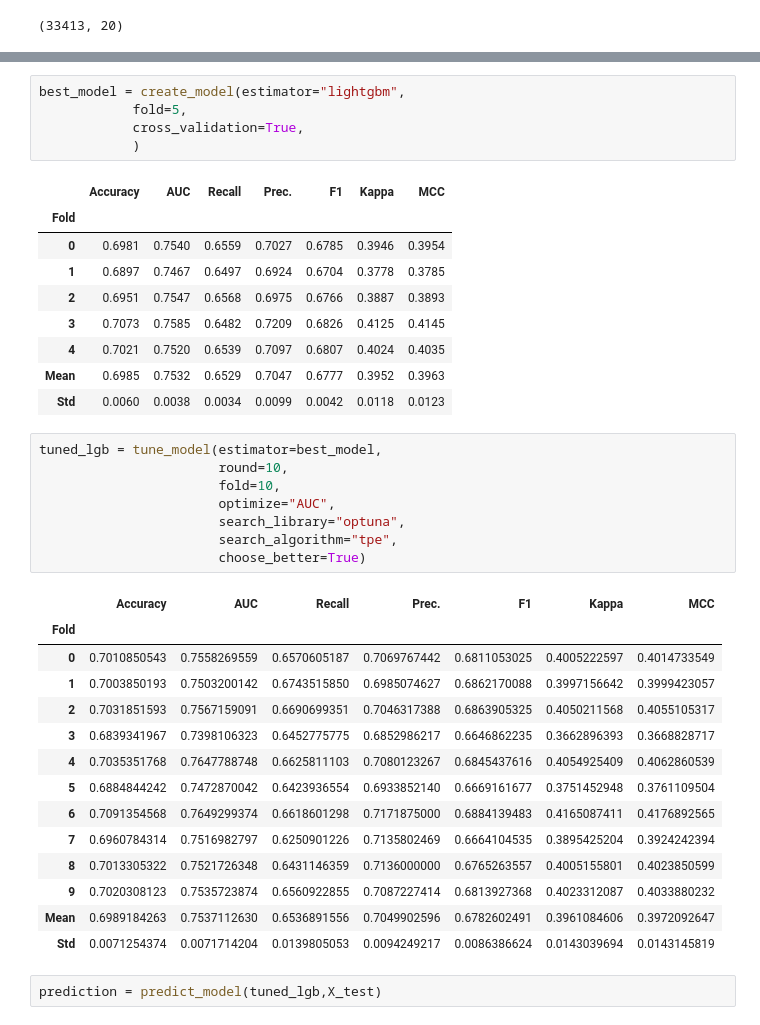
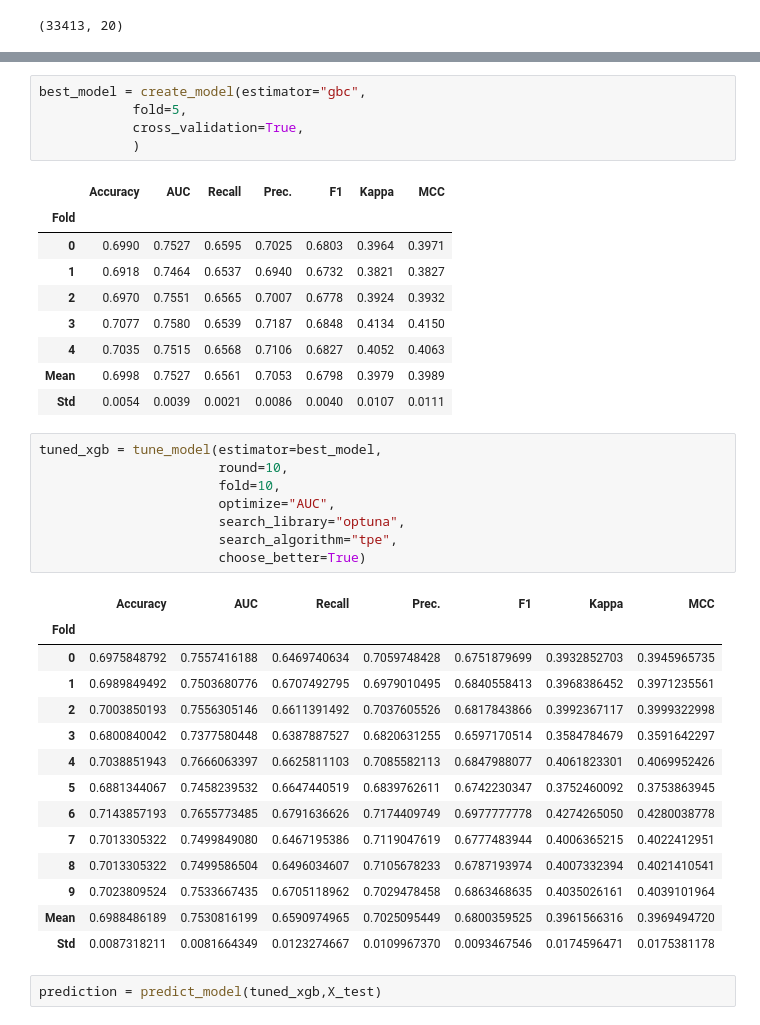
Before and after one commit to turkalpmd/stream-medical-data, a Jupyter notebook: model.ipynb, the cells around one changed output, grey strips where cells are left out. Saved outputs shown, nothing was run; the diff lists cells and outputs as text.

```diff
--- a/model.ipynb
+++ b/model.ipynb
@@ -361,43 +356,43 @@ best_models = compare_models(cross_validation=True,
 # %%
-best_model = create_model(estimator="lightgbm",
+best_model = create_model(estimator="gbc",
             fold=5,
             cross_validation=True,
             )
 # %% [output]
 |  | Accuracy | AUC | Recall | Prec. | F1 | Kappa | MCC |
 | Fold |  |  |  |  |  |  |  |
-| 0 | 0.6981 | 0.7540 | 0.6559 | 0.7027 | 0.6785 | 0.3946 | 0.3954 |
-| 1 | 0.6897 | 0.7467 | 0.6497 | 0.6924 | 0.6704 | 0.3778 | 0.3785 |
-| 2 | 0.6951 | 0.7547 | 0.6568 | 0.6975 | 0.6766 | 0.3887 | 0.3893 |
-| 3 | 0.7073 | 0.7585 | 0.6482 | 0.7209 | 0.6826 | 0.4125 | 0.4145 |
-| 4 | 0.7021 | 0.7520 | 0.6539 | 0.7097 | 0.6807 | 0.4024 | 0.4035 |
-| Mean | 0.6985 | 0.7532 | 0.6529 | 0.7047 | 0.6777 | 0.3952 | 0.3963 |
-| Std | 0.0060 | 0.0038 | 0.0034 | 0.0099 | 0.0042 | 0.0118 | 0.0123 |
+| 0 | 0.6990 | 0.7527 | 0.6595 | 0.7025 | 0.6803 | 0.3964 | 0.3971 |
+| 1 | 0.6918 | 0.7464 | 0.6537 | 0.6940 | 0.6732 | 0.3821 | 0.3827 |
+| 2 | 0.6970 | 0.7551 | 0.6565 | 0.7007 | 0.6778 | 0.3924 | 0.3932 |
+| 3 | 0.7077 | 0.7580 | 0.6539 | 0.7187 | 0.6848 | 0.4134 | 0.4150 |
+| 4 | 0.7035 | 0.7515 | 0.6568 | 0.7106 | 0.6827 | 0.4052 | 0.4063 |
+| Mean | 0.6998 | 0.7527 | 0.6561 | 0.7053 | 0.6798 | 0.3979 | 0.3989 |
+| Std | 0.0054 | 0.0039 | 0.0021 | 0.0086 | 0.0040 | 0.0107 | 0.0111 |
 # %%
-tuned_lgb = tune_model(estimator=best_model,
+tuned_xgb = tune_model(estimator=best_model,
                        round=10,
                        fold=10,
                        optimize="AUC",
                        search_library="optuna",
                        search_algorithm="tpe",
                        choose_better=True)
 # %% [output]
 |  | Accuracy | AUC | Recall | Prec. | F1 | Kappa | MCC |
 | Fold |  |  |  |  |  |  |  |
-| 0 | 0.7010850543 | 0.7558269559 | 0.6570605187 | 0.7069767442 | 0.6811053025 | 0.4005222597 | 0.4014733549 |
-| 1 | 0.7003850193 | 0.7503200142 | 0.6743515850 | 0.6985074627 | 0.6862170088 | 0.3997156642 | 0.3999423057 |
-| 2 | 0.7031851593 | 0.7567159091 | 0.6690699351 | 0.7046317388 | 0.6863905325 | 0.4050211568 | 0.4055105317 |
-| 3 | 0.6839341967 | 0.7398106323 | 0.6452775775 | 0.6852986217 | 0.6646862235 | 0.3662896393 | 0.3668828717 |
-| 4 | 0.7035351768 | 0.7647788748 | 0.6625811103 | 0.7080123267 | 0.6845437616 | 0.4054925409 | 0.4062860539 |
-| 5 | 0.6884844242 | 0.7472870042 | 0.6423936554 | 0.6933852140 | 0.6669161677 | 0.3751452948 | 0.3761109504 |
-| 6 | 0.7091354568 | 0.7649299374 | 0.6618601298 | 0.7171875000 | 0.6884139483 | 0.4165087411 | 0.4176892565 |
-| 7 | 0.6960784314 | 0.7516982797 | 0.6250901226 | 0.7135802469 | 0.6664104535 | 0.3895425204 | 0.3924242394 |
-| 8 | 0.7013305322 | 0.7521726348 | 0.6431146359 | 0.7136000000 | 0.6765263557 | 0.4005155801 | 0.4023850599 |
-| 9 | 0.7020308123 | 0.7535723874 | 0.6560922855 | 0.7087227414 | 0.6813927368 | 0.4023312087 | 0.4033880232 |
-| Mean | 0.6989184263 | 0.7537112630 | 0.6536891556 | 0.7049902596 | 0.6782602491 | 0.3961084606 | 0.3972092647 |
-| Std | 0.0071254374 | 0.0071714204 | 0.0139805053 | 0.0094249217 | 0.0086386624 | 0.0143039694 | 0.0143145819 |
+| 0 | 0.6975848792 | 0.7557416188 | 0.6469740634 | 0.7059748428 | 0.6751879699 | 0.3932852703 | 0.3945965735 |
+| 1 | 0.6989849492 | 0.7503680776 | 0.6707492795 | 0.6979010495 | 0.6840558413 | 0.3968386452 | 0.3971235561 |
+| 2 | 0.7003850193 | 0.7556305146 | 0.6611391492 | 0.7037605526 | 0.6817843866 | 0.3992367117 | 0.3999322998 |
+| 3 | 0.6800840042 | 0.7377580448 | 0.6387887527 | 0.6820631255 | 0.6597170514 | 0.3584784679 | 0.3591642297 |
+| 4 | 0.7038851943 | 0.7666063397 | 0.6625811103 | 0.7085582113 | 0.6847988077 | 0.4061823301 | 0.4069952426 |
+| 5 | 0.6881344067 | 0.7458239532 | 0.6647440519 | 0.6839762611 | 0.6742230347 | 0.3752460092 | 0.3753863945 |
+| 6 | 0.7143857193 | 0.7655773485 | 0.6791636626 | 0.7174409749 | 0.6977777778 | 0.4274265050 | 0.4280038778 |
+| 7 | 0.7013305322 | 0.7499849080 | 0.6467195386 | 0.7119047619 | 0.6777483944 | 0.4006365215 | 0.4022412951 |
+| 8 | 0.7013305322 | 0.7499586504 | 0.6496034607 | 0.7105678233 | 0.6787193974 | 0.4007332394 | 0.4021410541 |
+| 9 | 0.7023809524 | 0.7533667435 | 0.6705118962 | 0.7029478458 | 0.6863468635 | 0.4035026161 | 0.4039101964 |
+| Mean | 0.6988486189 | 0.7530816199 | 0.6590974965 | 0.7025095449 | 0.6800359525 | 0.3961566316 | 0.3969494720 |
+| Std | 0.0087318211 | 0.0081664349 | 0.0123274667 | 0.0109967370 | 0.0093467546 | 0.0174596471 | 0.0175381178 |
 # %%
-prediction = predict_model(tuned_lgb,X_test)
+prediction = predict_model(tuned_xgb,X_test)
 # %%
 def model_eval(prediction,test):
     print("Classification Report: ")
```
Also changed, not shown: parts of 8 cells of this notebook, 20 other files.
